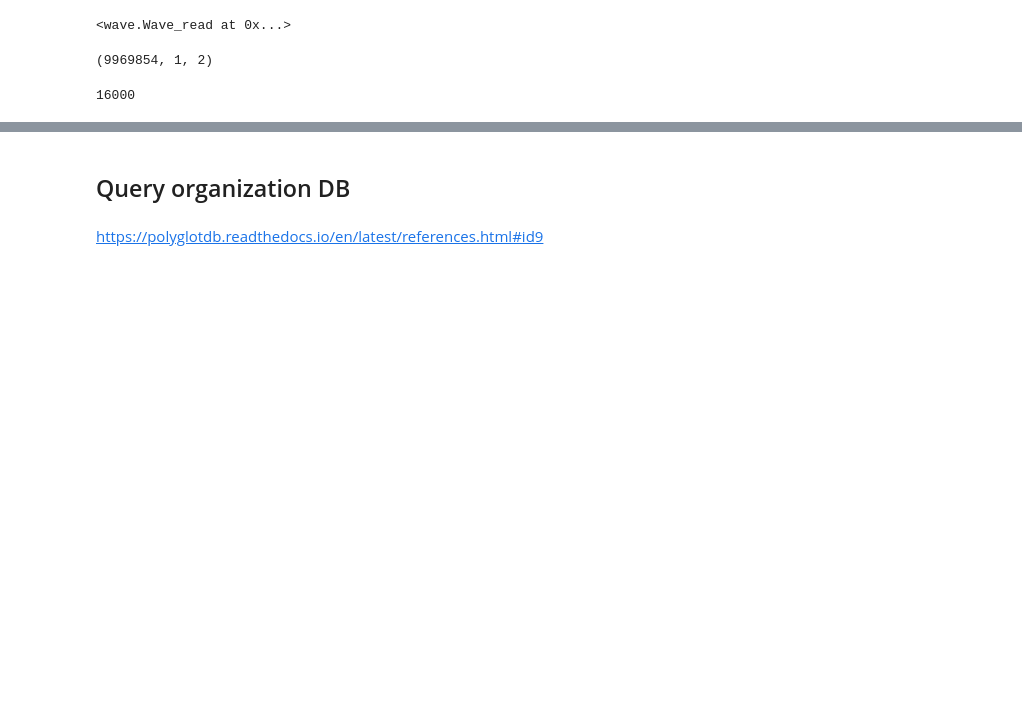
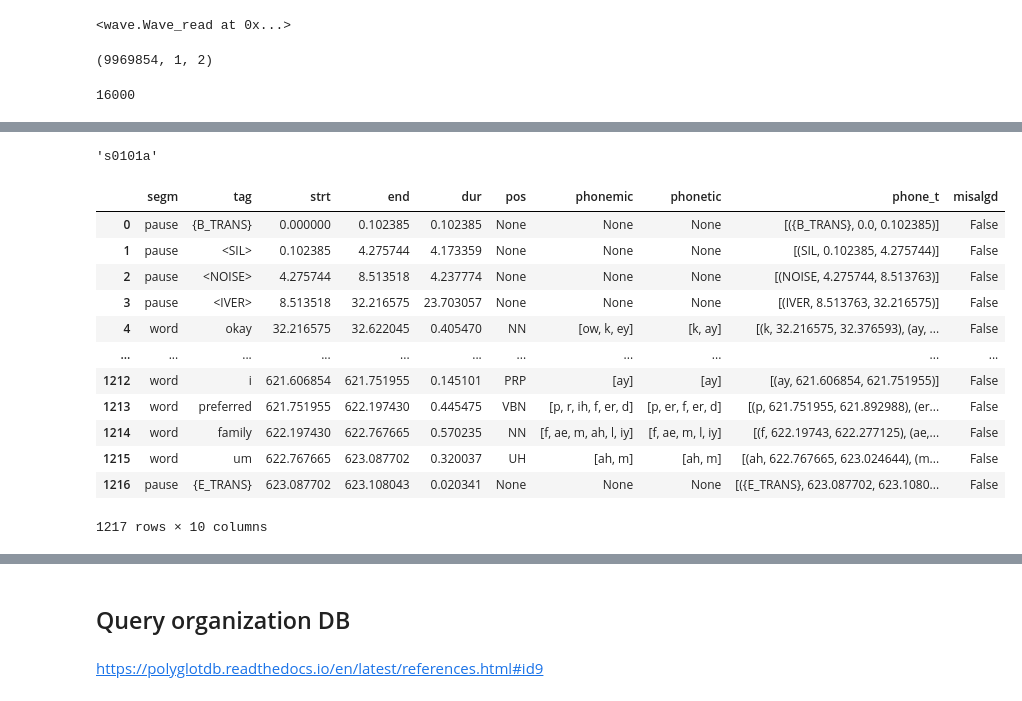
Before and after one commit to fredy-rojas/07_FR_phone, a Jupyter notebook: notebooks/01_data_expl/01_buckeyes/FR01_Buckeye_exploration.ipynb, the cells around one changed output, grey strips where cells are left out. Drawn from its saved outputs; the diff is of its cells as text; code cells hidden in the pictures; blank space fills up the shorter version.

Commit message:
proto - word level segment info data instances

```diff
--- a/notebooks/01_data_expl/01_buckeyes/FR01_Buckeye_exploration.ipynb
+++ b/notebooks/01_data_expl/01_buckeyes/FR01_Buckeye_exploration.ipynb
@@ -326,0 +537,36 @@ display(Audio(data=audio[sr*25:sr*35], rate=sr))
+# %%
+track.name
+# %% [output]
+'s0101a'
+# %%
+word_lvl_segs_info = []
+for w in words:
+
+    #-------------------------
+    # Word level segment info - Extraction
+    word_lvl_seg = w_att(w)
+
+    #-------------------------
+    # store.
+    word_lvl_segs_info.append(word_lvl_seg)
+
+    #----------------------
+    # break
+#__________________________
+cols = ["segm", "tag", "strt", "end", "dur", "pos", "phonemic", "phonetic", "phone_t", "misalgd",]
+d_w_seg_trck = pd.DataFrame(word_lvl_segs_info, columns=cols)
+d_w_seg_trck
+# %% [output]
+|  | segm | tag | strt | end | dur | pos | phonemic | phonetic | phone_t | misalgd |
+| 0 | pause | {B_TRANS} | 0.000000 | 0.102385 | 0.102385 | None | None | None | [({B_TRANS}, 0.0, 0.102385)] | False |
+| 1 | pause | <SIL> | 0.102385 | 4.275744 | 4.173359 | None | None | None | [(SIL, 0.102385, 4.275744)] | False |
+| 2 | pause | <NOISE> | 4.275744 | 8.513518 | 4.237774 | None | None | None | [(NOISE, 4.275744, 8.513763)] | False |
+| 3 | pause | <IVER> | 8.513518 | 32.216575 | 23.703057 | None | None | None | [(IVER, 8.513763, 32.216575)] | False |
+| 4 | word | okay | 32.216575 | 32.622045 | 0.405470 | NN | [ow, k, ey] | [k, ay] | [(k, 32.216575, 32.376593), (ay, ... | False |
+| ... | ... | ... | ... | ... | ... | ... | ... | ... | ... | ... |
+| 1212 | word | i | 621.606854 | 621.751955 | 0.145101 | PRP | [ay] | [ay] | [(ay, 621.606854, 621.751955)] | False |
+| 1213 | word | preferred | 621.751955 | 622.197430 | 0.445475 | VBN | [p, r, ih, f, er, d] | [p, er, f, er, d] | [(p, 621.751955, 621.892988), (er... | False |
+| 1214 | word | family | 622.197430 | 622.767665 | 0.570235 | NN | [f, ae, m, ah, l, iy] | [f, ae, m, l, iy] | [(f, 622.19743, 622.277125), (ae,... | False |
+| 1215 | word | um | 622.767665 | 623.087702 | 0.320037 | UH | [ah, m] | [ah, m] | [(ah, 622.767665, 623.024644), (m... | False |
+| 1216 | pause | {E_TRANS} | 623.087702 | 623.108043 | 0.020341 | None | None | None | [({E_TRANS}, 623.087702, 623.1080... | False |
+1217 rows × 10 columns
```
Also changed, not shown: parts of 25 cells of this notebook.
